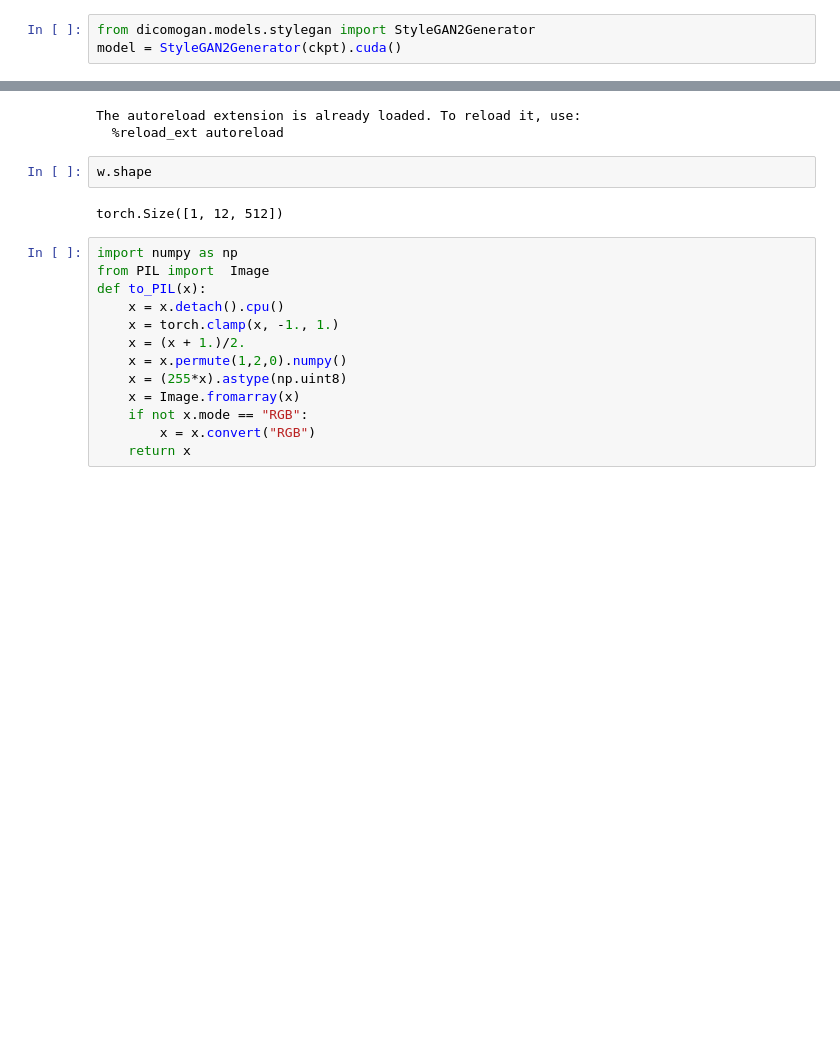
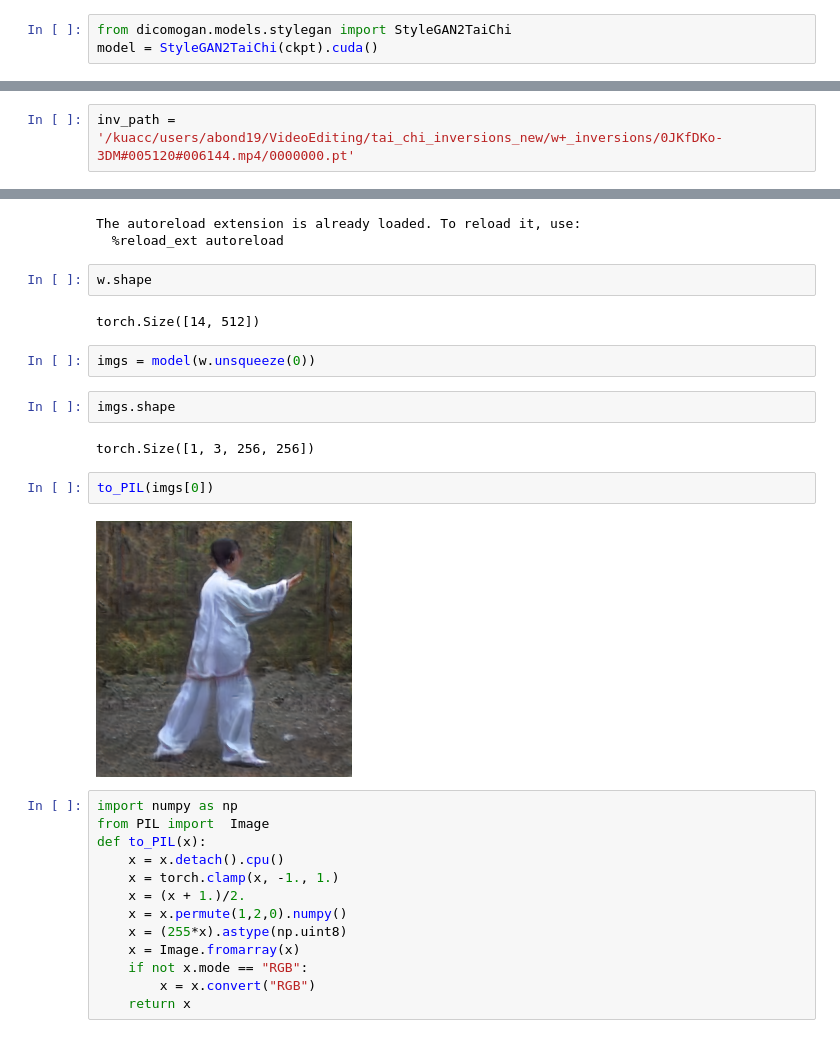
Before and after one commit to leventkaracan/dicomogan, a Jupyter notebook: pytorch_lightning.ipynb, the cells around one changed output, grey strips where cells are left out. Drawn from its saved outputs; the diff is of its cells as text; blank space fills up the shorter version.

```diff
--- a/pytorch_lightning.ipynb
+++ b/pytorch_lightning.ipynb
@@ -500,5 +500,5 @@ to_PIL(mean_img[0])
 # %%
 ckpt = '/kuacc/users/abond19/VideoEditing/encoder4editing/pretrained_models/new_stylegan_tai_chi.pt'
 # %%
-from dicomogan.models.stylegan import StyleGAN2Generator
-model = StyleGAN2Generator(ckpt).cuda()
+from dicomogan.models.stylegan import StyleGAN2TaiChi
+model = StyleGAN2TaiChi(ckpt).cuda()
@@ -510,3 +514,5 @@ inv_path = '/kuacc/users/abond19/VideoEditing/sky_timelapse_inversions_tmp/w+_in
+# %%
+inv_path = '/kuacc/users/abond19/VideoEditing/tai_chi_inversions_new/w+_inversions/0JKfDKo-3DM#005120#006144.mp4/0000000.pt'
 # %%
 # inv_path = '/kuacc/users/abond19/VideoEditing/sky_timelapse_inversions/w+_inversions/SVsN9avDX5s_31/SVsN9avDX5s_frames_00000614.pt'
 # %%
@@ -521,7 +527,17 @@ The autoreload extension is already loaded. To reload it, use:
 # %%
 w.shape
 # %% [output]
-torch.Size([1, 12, 512])
+torch.Size([14, 512])
+# %%
+imgs = model(w.unsqueeze(0))
+# %%
+imgs.shape
+# %% [output]
+torch.Size([1, 3, 256, 256])
+# %%
+to_PIL(imgs[0])
+# %% [output]
+[figure, added]
 # %%
 import numpy as np
 from PIL import  Image
```
Also changed, not shown: parts of 6 cells of this notebook, 4 other files.
